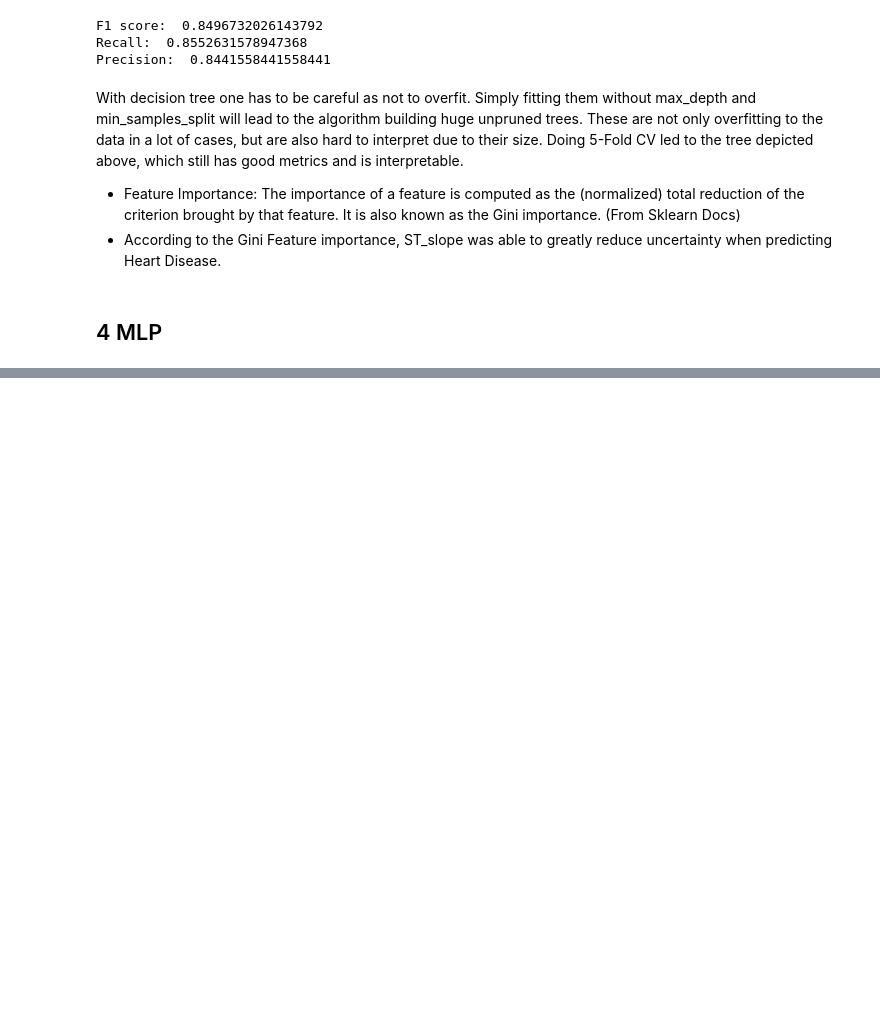
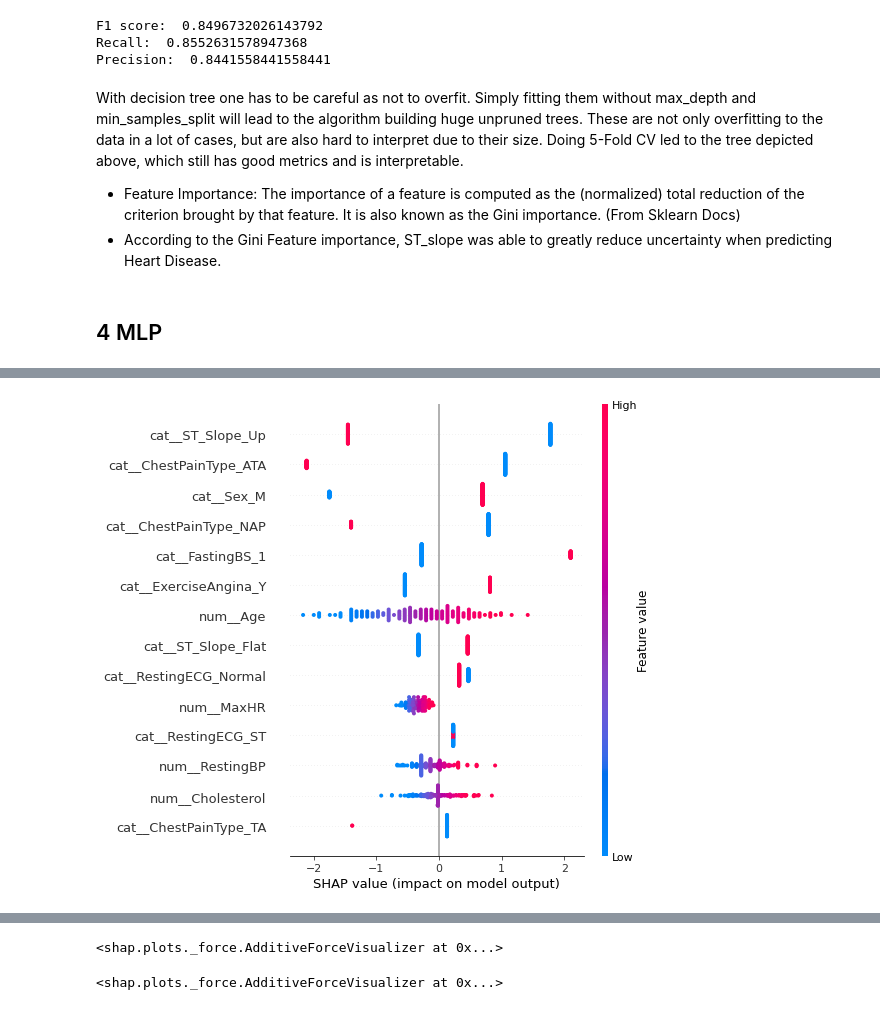
Before and after one commit to nmamie/ML4H_Project1, a Jupyter notebook: heart_failure/main.ipynb, the cells around one changed output, grey strips where cells are left out. Drawn from its saved outputs; the diff is of its cells as text; code cells hidden in the pictures; blank space fills up the shorter version.

Commit message:
shap values

```diff
--- a/heart_failure/main.ipynb
+++ b/heart_failure/main.ipynb
@@ -382,3 +387,17 @@ from tqdm import tqdm, trange
+# %%
+# Data loading
+X = pd.read_csv("train_val_split.csv").drop("HeartDisease", axis=1)
+y = pd.read_csv("train_val_split.csv")["HeartDisease"].astype("int64")
+
+# Preprocessing¨
+X_preprocessed = preprocessor.transform(X)
+
+# Train Validation Split
+X_train, X_val, y_train, y_val = train_test_split(X_preprocessed, y.to_numpy(), test_size=0.2, random_state=42)
+
+# Test Data
+X_test = pd.read_csv("test_split.csv").drop("HeartDisease", axis=1)
+y_test = pd.read_csv("test_split.csv")["HeartDisease"].astype("int64")
 # %%
 #Device
 device = torch.device("cuda" if torch.cuda.is_available() else "cpu")
@@ -418,18 +437,18 @@ num_epochs = 100
 learning_rate = 0.001
 
 # Defining Dataloader
-dataset = HeartDiseaseDataset(torch.from_numpy(X_train).float(), torch.from_numpy(y_train.to_numpy()).long())
+dataset = HeartDiseaseDataset(torch.from_numpy(X_train).float(), torch.from_numpy(y_train).long())
 dataloader = DataLoader(dataset, batch_size=batch_size, shuffle=True)
 
 # Defining Model
-model = HeartDiseaseModel(input_size, hidden_size, output_size)
+mlp = HeartDiseaseModel(input_size, hidden_size, output_size)
 
 # Defining Loss Function and Optimizer
 criterion = nn.CrossEntropyLoss()
-optimizer = optim.Adam(model.parameters(), lr=learning_rate)
+optimizer = optim.Adam(mlp.parameters(), lr=learning_rate)
 
 # Training Model
-model.train()
+mlp.train()
 for epoch in tqdm(range(num_epochs)):
     for batch_idx, (data, targets) in enumerate(dataloader):
         # Get data to cuda if possible
@@ -437,7 +456,7 @@ for epoch in tqdm(range(num_epochs)):
         targets = targets.to(device)
 
         # forward
-        scores = model(data)
+        scores = mlp(data)
         loss = criterion(scores, targets)
 
         # backward
@@ -480,0 +526,18 @@ Precision:  0.8666666666666667
+# %%
+# Shap
+
+# Explainer
+explainer = shap.DeepExplainer(mlp, torch.from_numpy(X_train).float().to(device))
+
+# Shap Values
+shap_values = explainer.shap_values(torch.from_numpy(X_val).float().to(device))
+# %%
+# Plotting Shap Values
+shap.summary_plot(shap_values[1], torch.from_numpy(X_val).float().to(device).numpy(), feature_names=preprocessor.get_feature_names_out())
+
+# Plotting Shap Values for a single instance, obs 0
+shap.initjs()
+shap.force_plot(explainer.expected_value[1], shap_values[1][0], torch.from_numpy(X_val).float().to(device).numpy()[0],
+                feature_names=preprocessor.get_feature_names_out())
+# %% [output]
+[figure, added]
@@ -480,0 +545,13 @@ Precision:  0.8666666666666667
+<shap.plots._force.AdditiveForceVisualizer at 0x...>
+# %%
+# Most uncertain instance
+logits = mlp(torch.from_numpy(X_val).float().to(device))
+probs = F.softmax(logits, dim=1)
+
+# Minimum index
+uncertain_case = torch.argmin(abs(probs[:, 0] - probs[:, 1]))
+
+# Plotting Shap Values for uncertain instance
+shap.force_plot(explainer.expected_value[1], shap_values[1][uncertain_case], X_val[uncertain_case], link="identity", feature_names=preprocessor.get_feature_names_out())
+# %% [output]
+<shap.plots._force.AdditiveForceVisualizer at 0x...>
```
Also changed, not shown: parts of 51 cells of this notebook.
